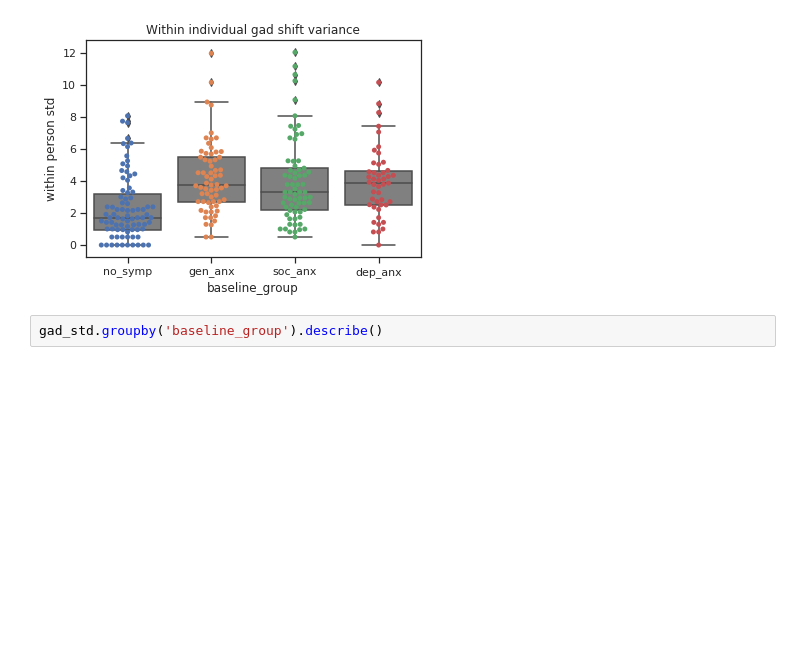
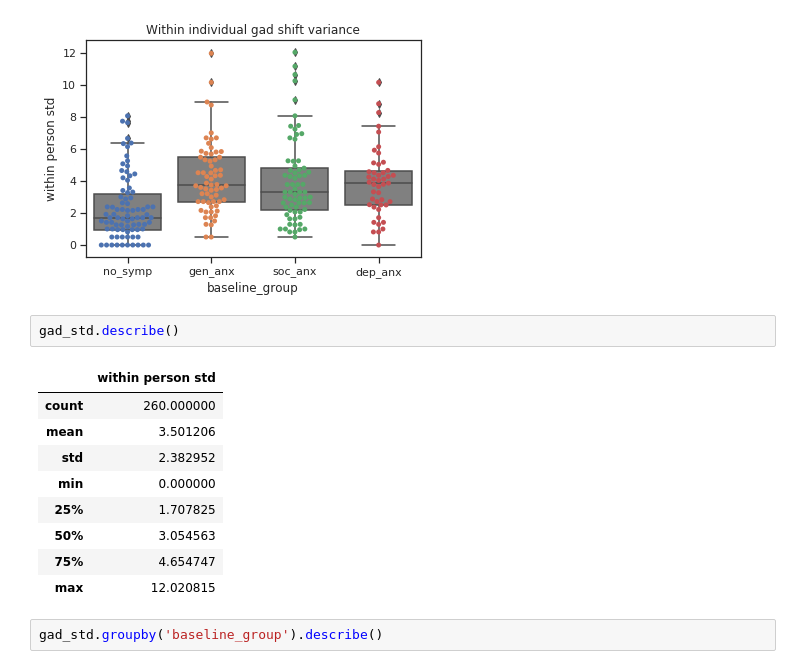
Before and after one commit to tliu526/lifesense, a Jupyter notebook: jama_change_analysis_unit_weight_all.ipynb, the cells around one changed output. Saved outputs shown, nothing was run; the diff lists cells and outputs as text; blank space fills up the shorter version.

```diff
--- a/jama_change_analysis_unit_weight_all.ipynb
+++ b/jama_change_analysis_unit_weight_all.ipynb
@@ -392,6 +414,18 @@ plt.title("Within individual gad shift variance")
 # %% [output]
 Text(0.5, 1.0, 'Within individual gad shift variance')
 [figure]
+# %%
+gad_std.describe()
+# %% [output]
+|  | within person std |
+| count | 260.000000 |
+| mean | 3.501206 |
+| std | 2.382952 |
+| min | 0.000000 |
+| 25% | 1.707825 |
+| 50% | 3.054563 |
+| 75% | 4.654747 |
+| max | 12.020815 |
 # %%
 gad_std.groupby('baseline_group').describe()
 # %% [output]
```
Also changed, not shown: parts of 13 cells of this notebook.
